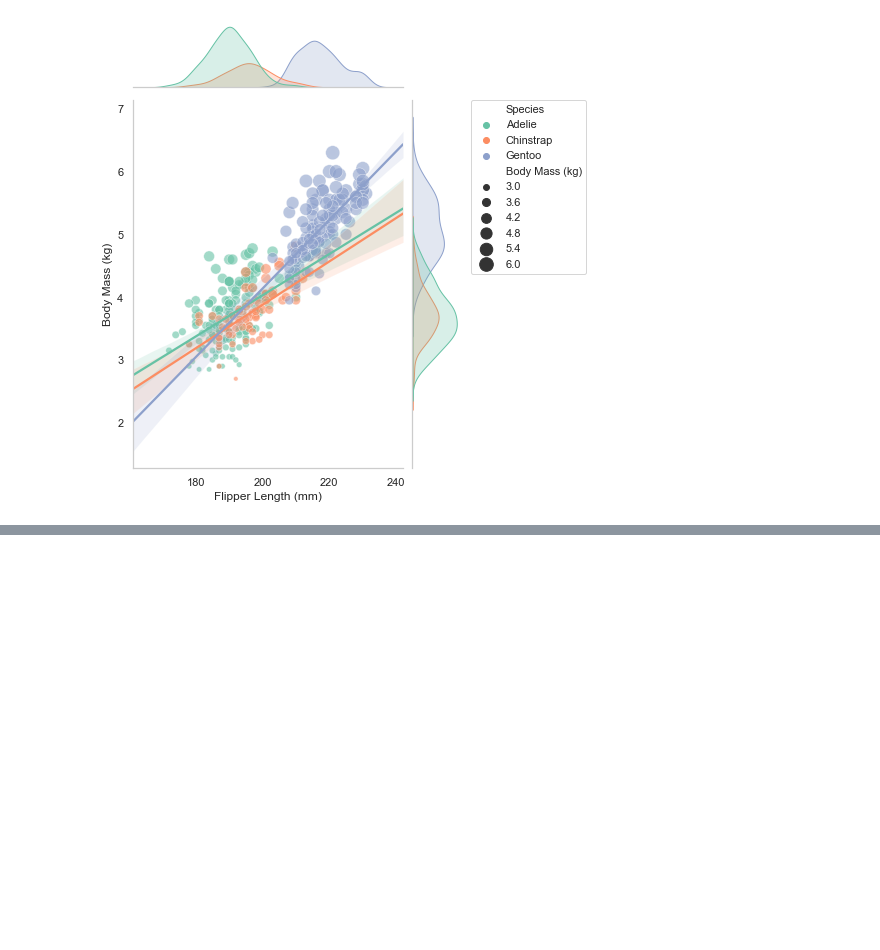
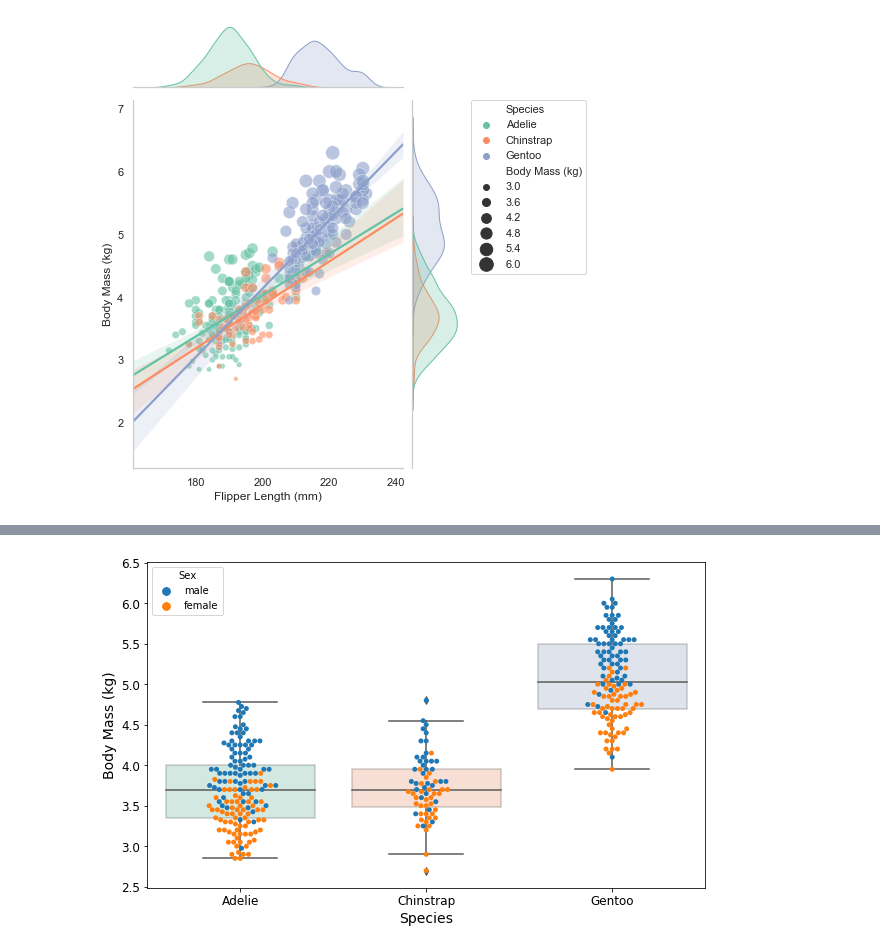
Before and after one commit to kevinprinsloo/My_Machine_Learning_Notebooks, a Jupyter notebook: Full_Classification_working/Pen.ipynb, the cells around one changed output, grey strips where cells are left out. Cells and saved outputs as stored; diff of their text form; code cells hidden in the pictures; blank space fills up the shorter version.

```diff
--- a/Full_Classification_working/Pen.ipynb
+++ b/Full_Classification_working/Pen.ipynb
@@ -453,0 +469,10 @@ multi_corr(new_lter, x_col, y_col, hue_col, size_col)
+# %%
+def plt_dist_xspecies(feature_var):
+    plt.figure(figsize=(10,6))
+    sns.boxplot(data=new_lter, x='Species', y=feature_var, palette='Set2', boxprops=dict(alpha=.3))
+    sns.swarmplot(data=new_lter, x='Species',y=feature_var, hue = 'Sex', size = 5)
+    plt.plot()
+# %%
+plt_dist_xspecies('Body Mass (kg)')
+# %% [output]
+[figure, added]
```
Also changed, not shown: parts of 25 cells of this notebook, 8 other files.
